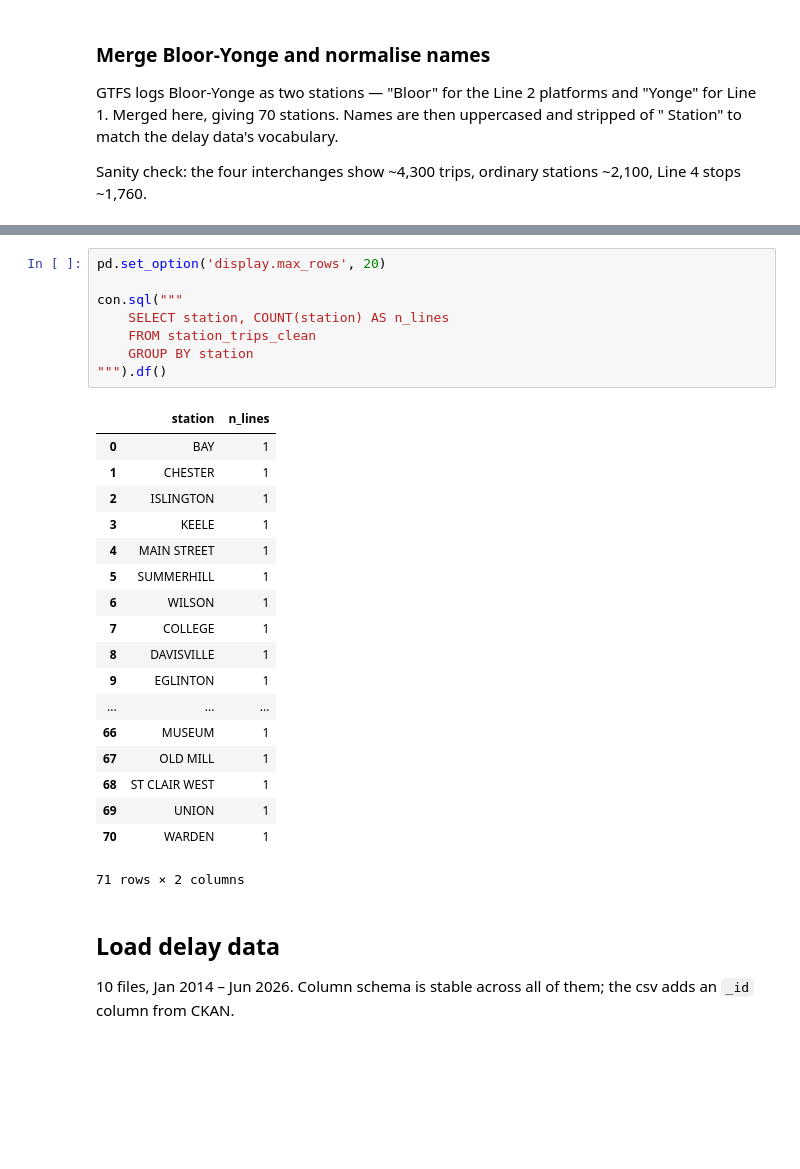
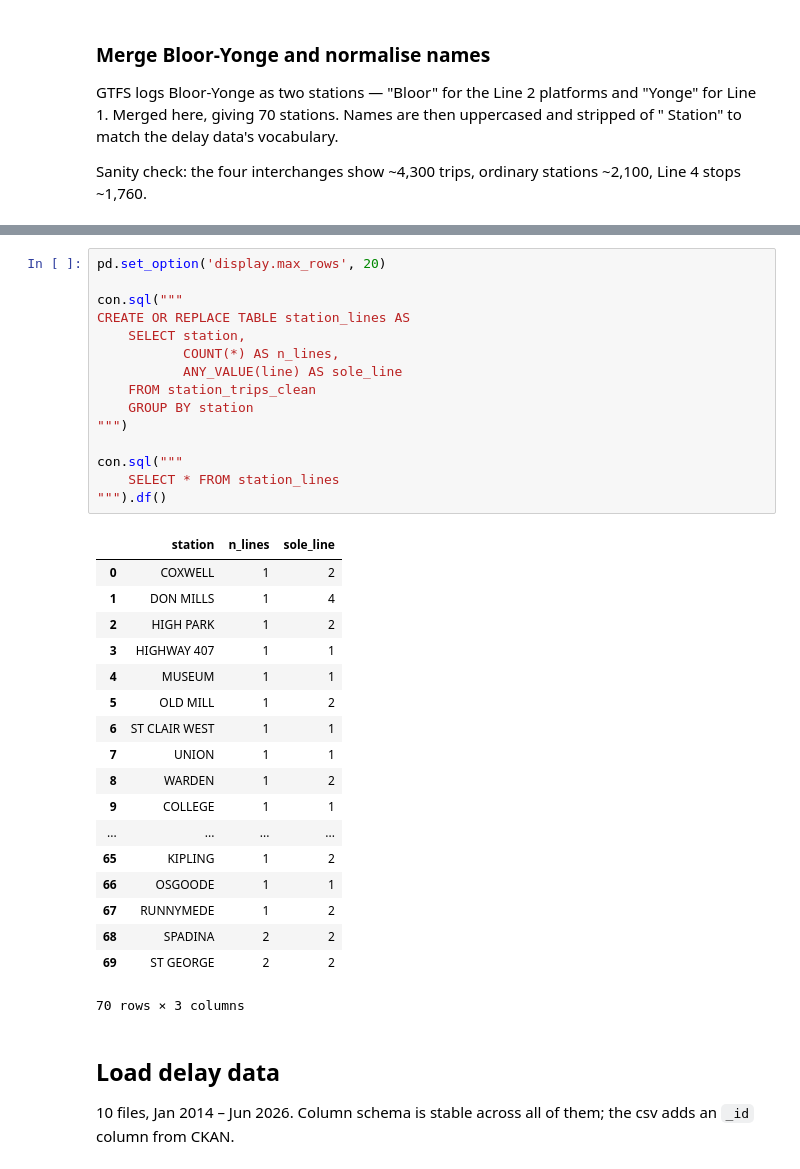
Before and after one commit to DevAwol/TTCdelay, a Jupyter notebook: explore.ipynb, the cells around one changed output, grey strips where cells are left out. Saved outputs shown, nothing was run; the diff lists cells and outputs as text; blank space fills up the shorter version.

```diff
--- a/explore.ipynb
+++ b/explore.ipynb
@@ -184,30 +197,37 @@ LINE 12:                 CASE station IN ('BLOOR', 'YONGE') THEN 'BLOOR-YONGE'
 # %%
 pd.set_option('display.max_rows', 20)
 
 con.sql("""
-    SELECT station, COUNT(station) AS n_lines
+CREATE OR REPLACE TABLE station_lines AS
+    SELECT station,
+           COUNT(*) AS n_lines,
+           ANY_VALUE(line) AS sole_line
     FROM station_trips_clean
     GROUP BY station
+""")
+
+con.sql("""
+    SELECT * FROM station_lines
 """).df()
 # %% [output]
-|  | station | n_lines |
-| 0 | BAY | 1 |
-| 1 | CHESTER | 1 |
-| 2 | ISLINGTON | 1 |
-| 3 | KEELE | 1 |
-| 4 | MAIN STREET | 1 |
-| 5 | SUMMERHILL | 1 |
-| 6 | WILSON | 1 |
-| 7 | COLLEGE | 1 |
-| 8 | DAVISVILLE | 1 |
-| 9 | EGLINTON | 1 |
-| ... | ... | ... |
-| 66 | MUSEUM | 1 |
-| 67 | OLD MILL | 1 |
-| 68 | ST CLAIR WEST | 1 |
-| 69 | UNION | 1 |
-| 70 | WARDEN | 1 |
+|  | station | n_lines | sole_line |
+| 0 | COXWELL | 1 | 2 |
+| 1 | DON MILLS | 1 | 4 |
+| 2 | HIGH PARK | 1 | 2 |
+| 3 | HIGHWAY 407 | 1 | 1 |
+| 4 | MUSEUM | 1 | 1 |
+| 5 | OLD MILL | 1 | 2 |
+| 6 | ST CLAIR WEST | 1 | 1 |
+| 7 | UNION | 1 | 1 |
+| 8 | WARDEN | 1 | 2 |
+| 9 | COLLEGE | 1 | 1 |
+| ... | ... | ... | ... |
+| 65 | KIPLING | 1 | 2 |
+| 66 | OSGOODE | 1 | 1 |
+| 67 | RUNNYMEDE | 1 | 2 |
+| 68 | SPADINA | 2 | 2 |
+| 69 | ST GEORGE | 2 | 2 |
-71 rows × 2 columns
+70 rows × 3 columns
 # %% [markdown]
 ## Load delay data
 
```
Also changed, not shown: parts of 7 cells of this notebook.
